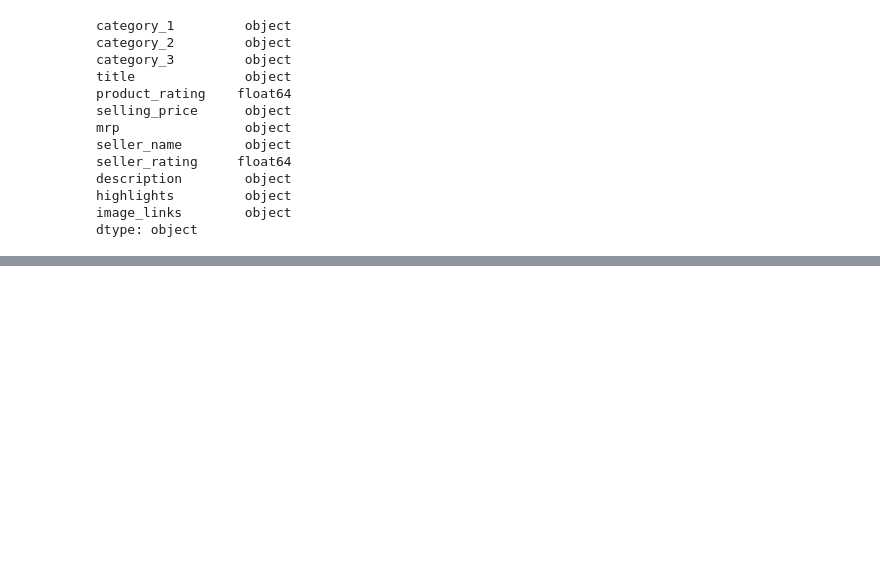
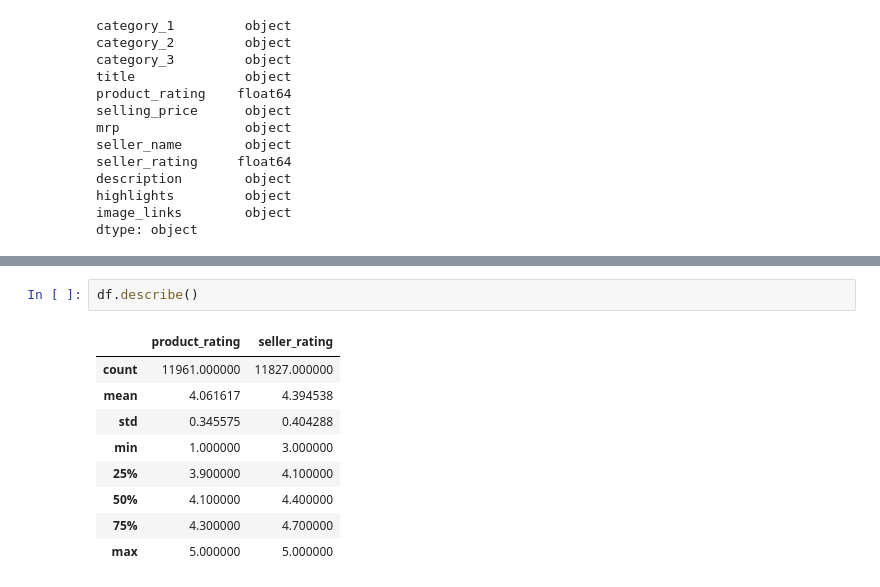
Before and after one commit to franchiseBoyz/Ecommerce-Recommender-System, a Jupyter notebook: notebook.ipynb, the cells around one changed output, grey strips where cells are left out. Drawn from its saved outputs; the diff is of its cells as text; blank space fills up the shorter version.

```diff
--- a/notebook.ipynb
+++ b/notebook.ipynb
@@ -46,0 +71,12 @@ dtype: object
+# %%
+df.describe()
+# %% [output]
+|  | product_rating | seller_rating |
+| count | 11961.000000 | 11827.000000 |
+| mean | 4.061617 | 4.394538 |
+| std | 0.345575 | 0.404288 |
+| min | 1.000000 | 3.000000 |
+| 25% | 3.900000 | 4.100000 |
+| 50% | 4.100000 | 4.400000 |
+| 75% | 4.300000 | 4.700000 |
+| max | 5.000000 | 5.000000 |
```
Also changed, not shown: parts of 11 cells of this notebook.
